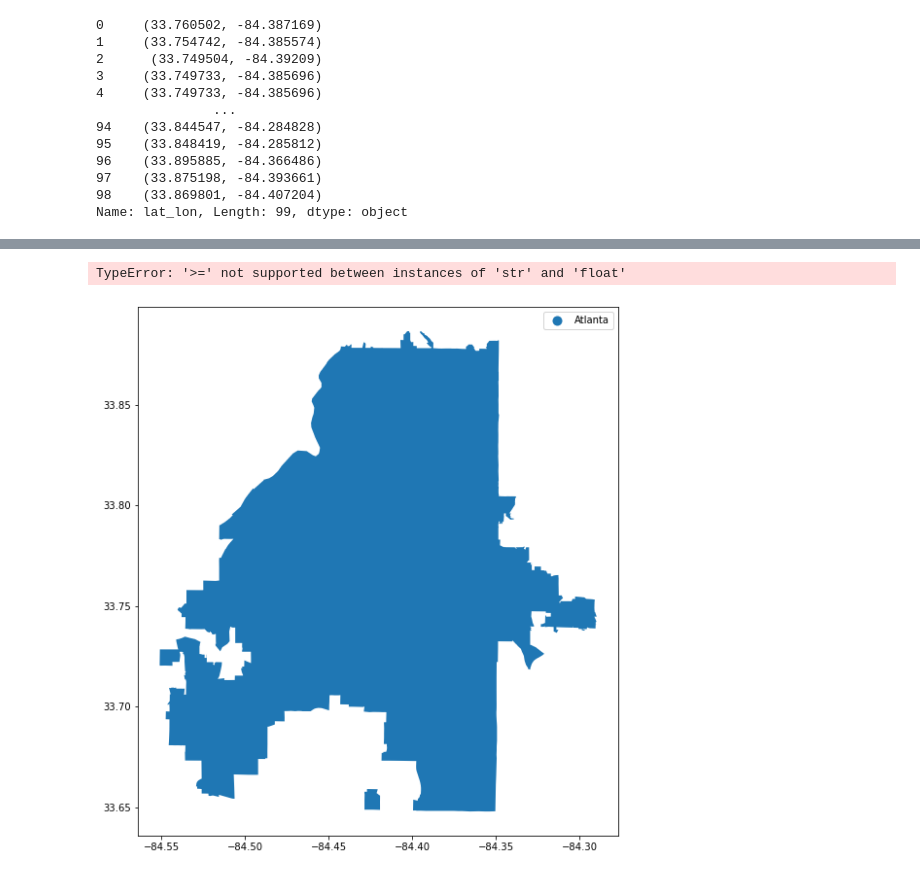
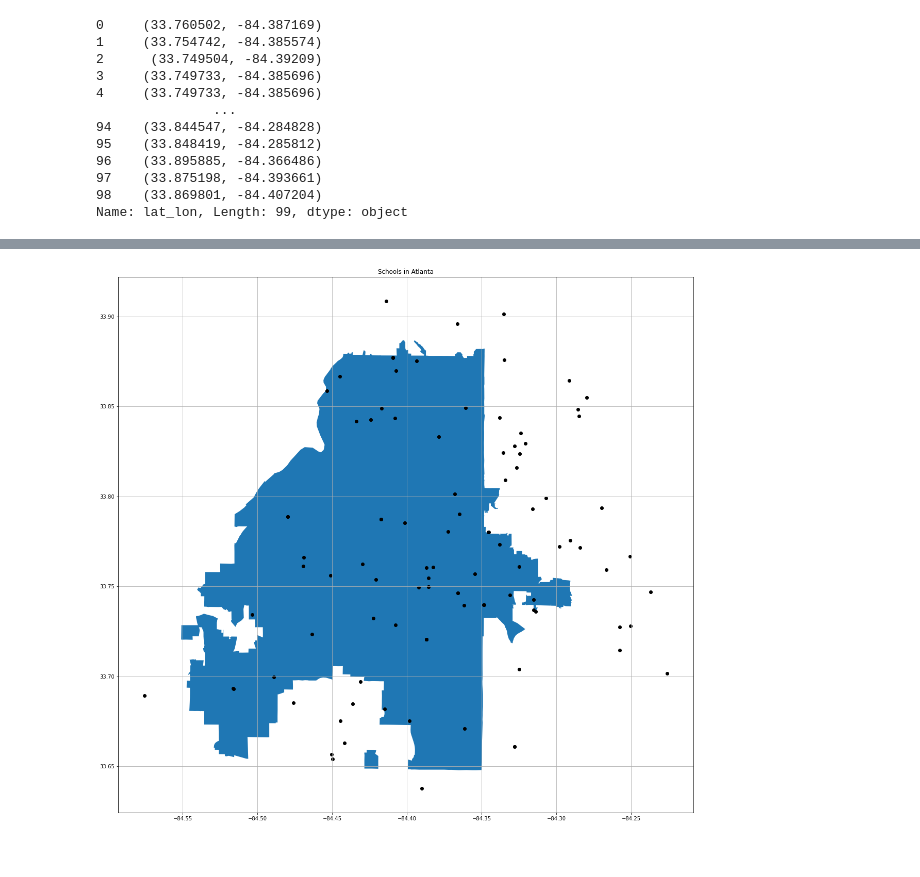
Before and after one commit to KellyPared/GT-Bootcamp-Atlanta_schoolsby_district, a Jupyter notebook: gt-greater-schools-kps.ipynb, the cells around one changed output, grey strips where cells are left out. Cells and saved outputs as stored; diff of their text form; code cells hidden in the pictures.

```diff
--- a/gt-greater-schools-kps.ipynb
+++ b/gt-greater-schools-kps.ipynb
@@ -477,0 +509,12 @@ KeyError: 'zip'
+# %%
+x_points = new_merged_df["lon"]
+y_points = new_merged_df['lat']
+#multiple layers
+
+atl_map.plot(figsize=(20, 20))
+plt.scatter(x=new_merged_df['lon'], y=new_merged_df['lat'], c='black')
+plt.grid()
+plt.title("Schools in Atlanta")
+plt.savefig("output-data/Atlanta_ schools.png")
+fig.show()
+# %% [output]
@@ -478,37 +522,35 @@ KeyError: 'zip'
+[figure, added]
 # %%
-x_points = []
-y_points = []
-name = []
+# x_points = []
+# y_points = []
+# name = []
 #multiple layers
 
 
 #plot the cities polygons with no fill color
-atl_map.plot(alpha=1,figsize=(10,10),column='name', legend=True)
+# atl_map.plot(alpha=1,figsize=(10,10),column='name', legend=True)
 #ax = atl_map.plot(ax=ax, column='name', legend=True)
-for i in lat_lon:
-    if i[0]>=33.87 or i[0]<=33.65:
-        pass
-    elif i[1]>=-84.29 or i[1]<-84.55:
-        pass
-    elif i[0]>=33.81 and i[1]>=-84.35:
-        pass
-    else:
-        y_points.append(i[0])
-        x_points.append(i[1])
+# for i in lat_lon:
+#     if i[0]>=33.87 or i[0]<=33.65:
+#         pass
+#     elif i[1]>=-84.29 or i[1]<-84.55:
+#         pass
+#     elif i[0]>=33.81 and i[1]>=-84.35:
+#         pass
+#     else:
+#         y_points.append(i[0])
+#         x_points.append(i[1])
 
-schools = plt.scatter(x_points, y_points,c='black')
-plt.title('Schools in the Atlanta Area')
-plt.legend()
-plt.grid()
-mpc.cursor(hover=True)
-plt.xlabel('longitude')
-plt.ylabel('latitude')
+# schools = plt.scatter(x_points, y_points,c='black')
+# plt.title('Schools in the Atlanta Area')
+# plt.legend()
+# plt.grid()
+# mpc.cursor(hover=True)
+# plt.xlabel('longitude')
+# plt.ylabel('latitude')
 
-print(len(x_points))
-print(len(y_points))
-plt.savefig("output-data/atlanta_schools.jpg")
+# print(len(x_points))
+# print(len(y_points))
+# plt.savefig("output-data/atlanta_schools.jpg")
 
-plt.show()
+# plt.show()
-# %% [output]
-TypeError: '>=' not supported between instances of 'str' and 'float'
-[figure, removed]
```
Also changed, not shown: parts of 22 cells of this notebook, 5 other files.
